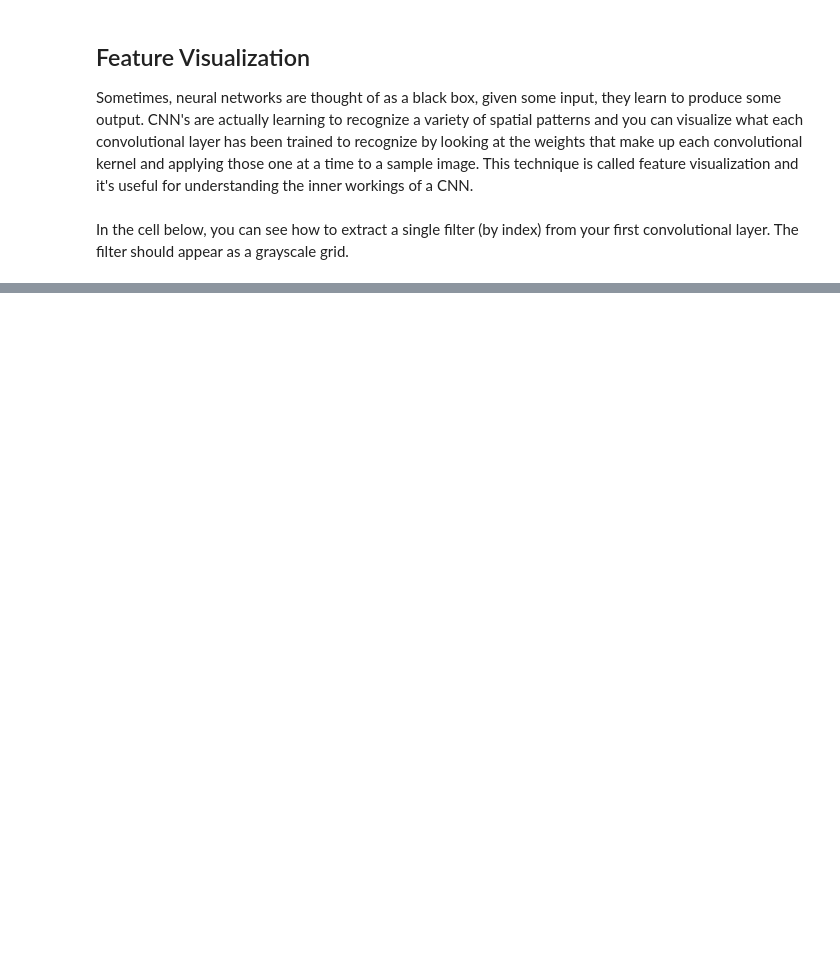
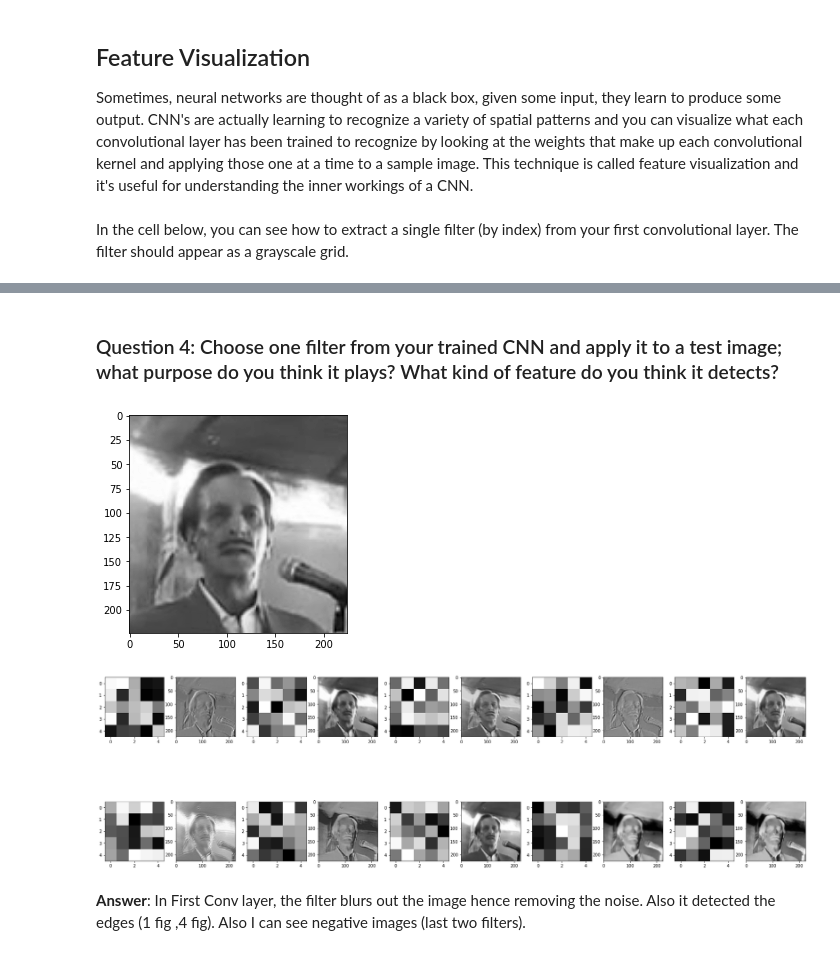
Before and after one commit to ShvetaNeginhal/ComputerVision_Udacity, a Jupyter notebook: Intro to CV/PROJECT 1 - Facial Keypoint Detection/2. Define the Network Architecture.ipynb, the cells around one changed output, grey strips where cells are left out. Drawn from its saved outputs; the diff is of its cells as text; code cells hidden in the pictures; blank space fills up the shorter version.

```diff
--- a/Intro to CV/PROJECT 1 - Facial Keypoint Detection/2. Define the Network Architecture.ipynb
+++ b/Intro to CV/PROJECT 1 - Facial Keypoint Detection/2. Define the Network Architecture.ipynb
@@ -536,0 +552,30 @@ plt.imshow(dst,cmap='gray')
+# %% [markdown]
+### Question 4: Choose one filter from your trained CNN and apply it to a test image; what purpose do you think it plays? What kind of feature do you think it detects?
+# %%
+import cv2
+
+img = test_dataset[40]
+img = img['image'].numpy().reshape(224,224)
+plt.imshow(img, cmap='gray')
+
+#first layer
+weights = net.conv1.weight.data
+w = weights.numpy()
+
+fig=plt.figure(figsize=(30, 10))
+columns = 5*2
+rows = 2
+for i in range(0, columns*rows):
+    fig.add_subplot(rows, columns, i+1)
+    if ((i%2)==0):
+        plt.imshow(w[int(i/2)][0], cmap='gray')
+    else:
+        c = cv2.filter2D(img, -1, w[int((i-1)/2)][0])
+        plt.imshow(c, cmap='gray')
+plt.show()
+# %% [output]
+[figure, added]
+[figure, added]
+# %% [markdown]
+**Answer**: In First Conv layer, the filter blurs out the image hence removing the noise. Also it detected the edges
+(1 fig ,4 fig). Also I can see negative images (last two filters).
```
Also changed, not shown: parts of 12 cells of this notebook, 2 other files.
